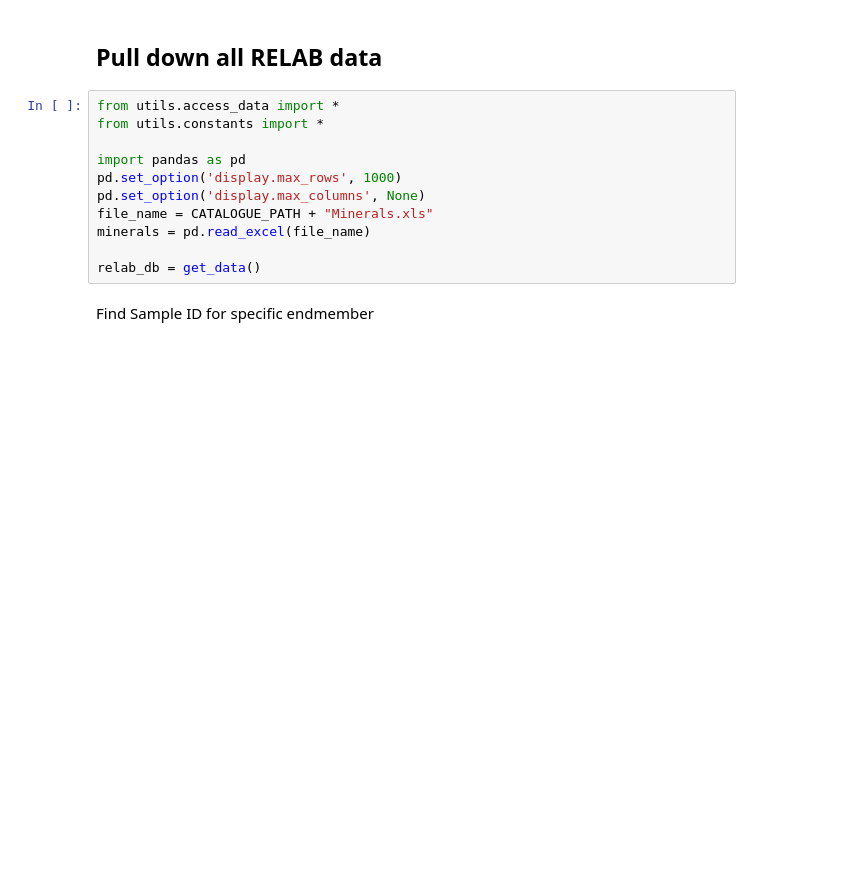
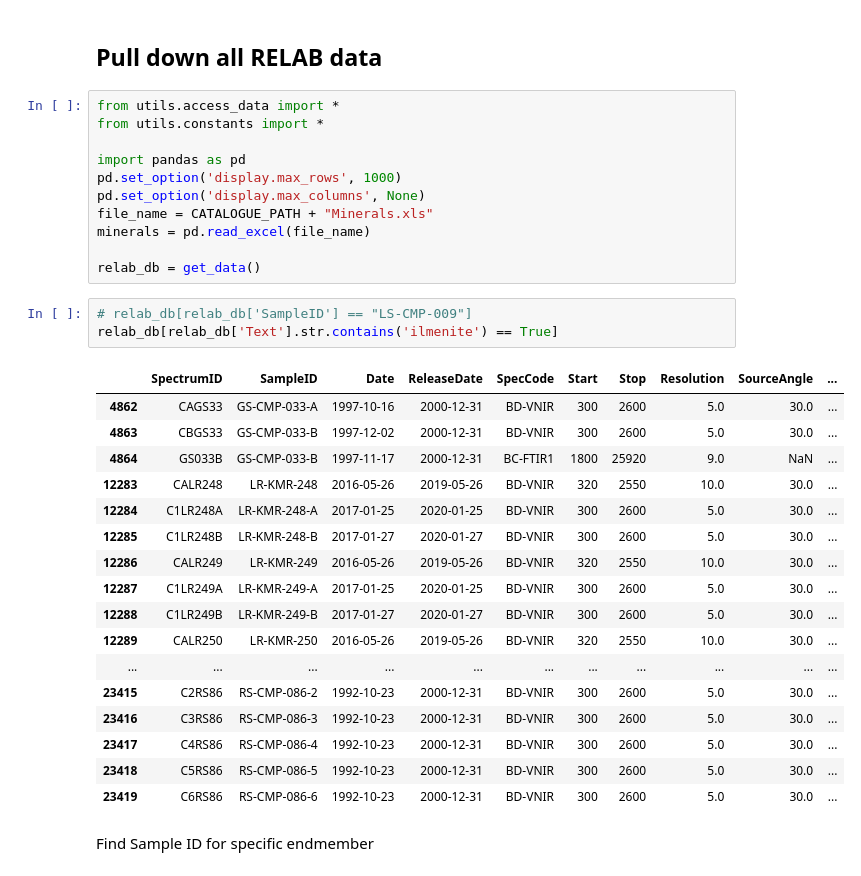
Before and after one commit to marinakiseleva/spectral_analysis, a Jupyter notebook: notebooks/Endmembers.ipynb, the cells around one changed output. Cells and saved outputs as stored; diff of their text form; blank space fills up the shorter version.

```diff
--- a/notebooks/Endmembers.ipynb
+++ b/notebooks/Endmembers.ipynb
@@ -95,6 +102,27 @@ file_name = CATALOGUE_PATH + "Minerals.xls"
 minerals = pd.read_excel(file_name)
 
 relab_db = get_data()
+# %%
+# relab_db[relab_db['SampleID'] == "LS-CMP-009"]
+relab_db[relab_db['Text'].str.contains('ilmenite') == True]
+# %% [output]
+|  | SpectrumID | SampleID | Date | ReleaseDate | SpecCode | Start | Stop | Resolution | SourceAngle | ... |
+| 4862 | CAGS33 | GS-CMP-033-A | 1997-10-16 | 2000-12-31 | BD-VNIR | 300 | 2600 | 5.0 | 30.0 | ... |
+| 4863 | CBGS33 | GS-CMP-033-B | 1997-12-02 | 2000-12-31 | BD-VNIR | 300 | 2600 | 5.0 | 30.0 | ... |
+| 4864 | GS033B | GS-CMP-033-B | 1997-11-17 | 2000-12-31 | BC-FTIR1 | 1800 | 25920 | 9.0 | NaN | ... |
+| 12283 | CALR248 | LR-KMR-248 | 2016-05-26 | 2019-05-26 | BD-VNIR | 320 | 2550 | 10.0 | 30.0 | ... |
+| 12284 | C1LR248A | LR-KMR-248-A | 2017-01-25 | 2020-01-25 | BD-VNIR | 300 | 2600 | 5.0 | 30.0 | ... |
+| 12285 | C1LR248B | LR-KMR-248-B | 2017-01-27 | 2020-01-27 | BD-VNIR | 300 | 2600 | 5.0 | 30.0 | ... |
+| 12286 | CALR249 | LR-KMR-249 | 2016-05-26 | 2019-05-26 | BD-VNIR | 320 | 2550 | 10.0 | 30.0 | ... |
+| 12287 | C1LR249A | LR-KMR-249-A | 2017-01-25 | 2020-01-25 | BD-VNIR | 300 | 2600 | 5.0 | 30.0 | ... |
+| 12288 | C1LR249B | LR-KMR-249-B | 2017-01-27 | 2020-01-27 | BD-VNIR | 300 | 2600 | 5.0 | 30.0 | ... |
+| 12289 | CALR250 | LR-KMR-250 | 2016-05-26 | 2019-05-26 | BD-VNIR | 320 | 2550 | 10.0 | 30.0 | ... |
+| ... | ... | ... | ... | ... | ... | ... | ... | ... | ... | ... |
+| 23415 | C2RS86 | RS-CMP-086-2 | 1992-10-23 | 2000-12-31 | BD-VNIR | 300 | 2600 | 5.0 | 30.0 | ... |
+| 23416 | C3RS86 | RS-CMP-086-3 | 1992-10-23 | 2000-12-31 | BD-VNIR | 300 | 2600 | 5.0 | 30.0 | ... |
+| 23417 | C4RS86 | RS-CMP-086-4 | 1992-10-23 | 2000-12-31 | BD-VNIR | 300 | 2600 | 5.0 | 30.0 | ... |
+| 23418 | C5RS86 | RS-CMP-086-5 | 1992-10-23 | 2000-12-31 | BD-VNIR | 300 | 2600 | 5.0 | 30.0 | ... |
+| 23419 | C6RS86 | RS-CMP-086-6 | 1992-10-23 | 2000-12-31 | BD-VNIR | 300 | 2600 | 5.0 | 30.0 | ... |
 # %% [markdown]
 Find Sample ID for specific endmember
 # %%
```
Also changed, not shown: parts of 4 cells of this notebook, 2 other files.
